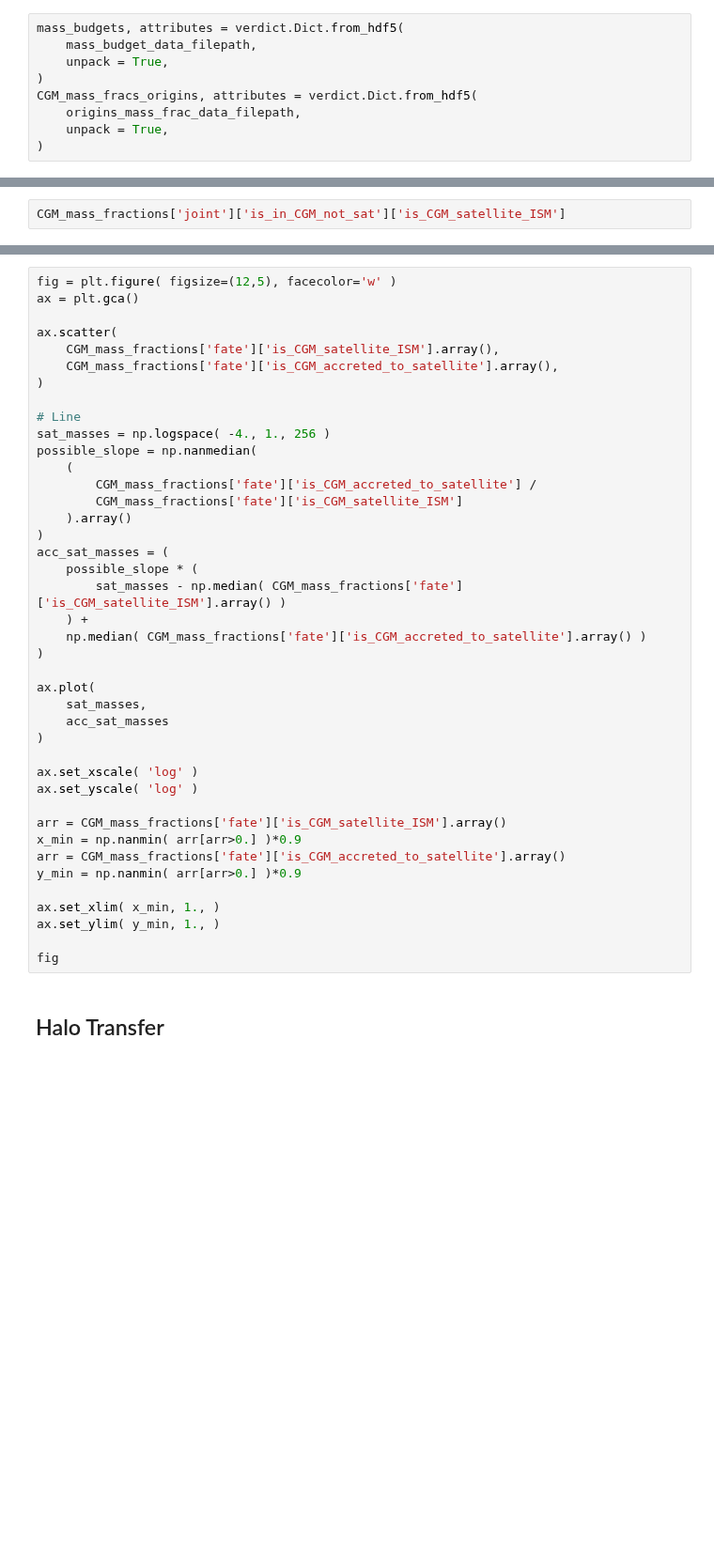
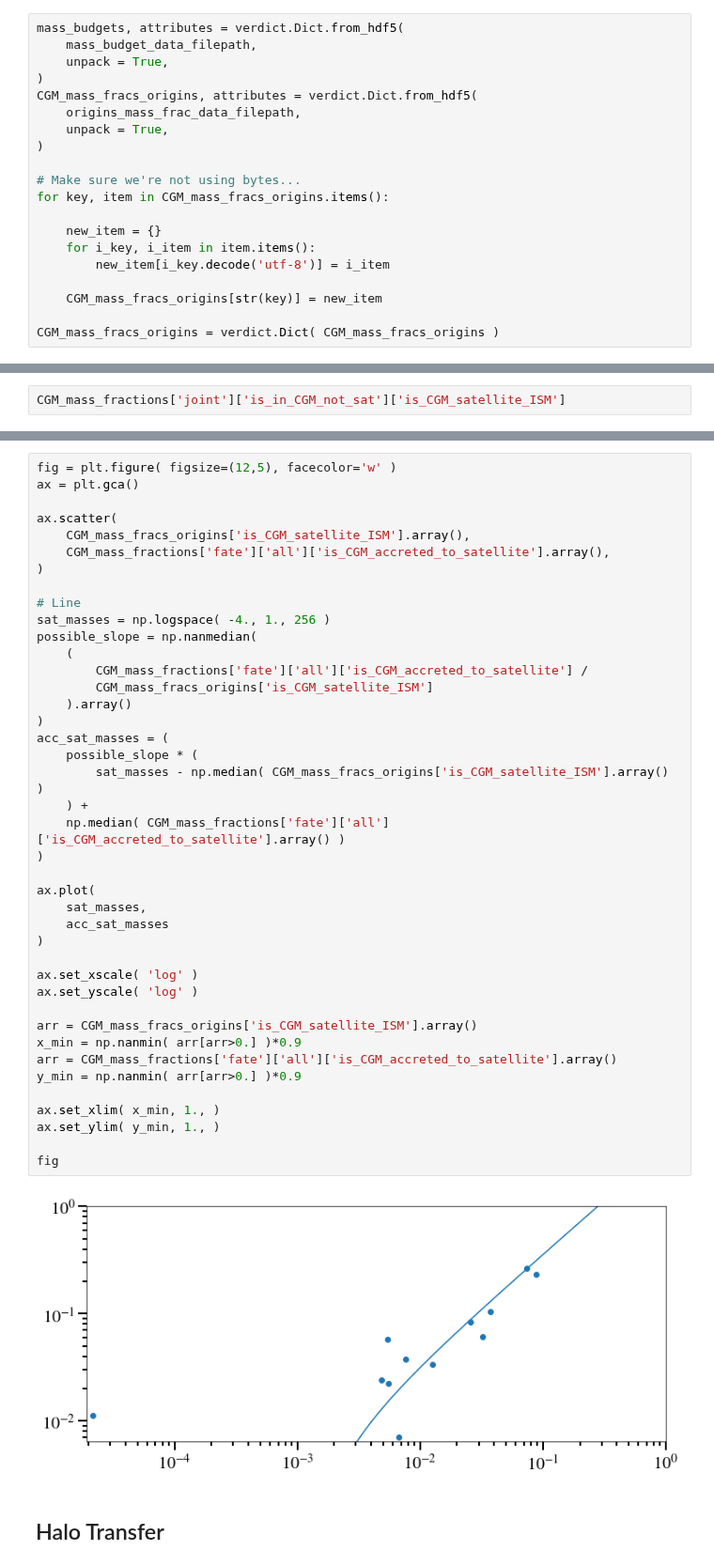
Before and after one commit to zhafen/CGM_fate_analysis, a Jupyter notebook: multi_sim_analysis/halo_mass_trends.ipynb, the cells around one changed output, grey strips where cells are left out. Shown at 94% size. Cells and saved outputs as stored; diff of their text form; blank space fills up the shorter version.

Commit message:
Major tweaks to metallicity and temperature fate plots.

```diff
--- a/multi_sim_analysis/halo_mass_trends.ipynb
+++ b/multi_sim_analysis/halo_mass_trends.ipynb
@@ -1567,6 +1567,17 @@ CGM_mass_fracs_origins, attributes = verdict.Dict.from_hdf5(
     origins_mass_frac_data_filepath,
     unpack = True,
 )
+
+# Make sure we're not using bytes...
+for key, item in CGM_mass_fracs_origins.items():
+
+    new_item = {}
+    for i_key, i_item in item.items():
+        new_item[i_key.decode('utf-8')] = i_item
+
+    CGM_mass_fracs_origins[str(key)] = new_item
+
+CGM_mass_fracs_origins = verdict.Dict( CGM_mass_fracs_origins )
 # %% [markdown]
 ## Ejected
 # %%
@@ -1732,42 +1831,44 @@ fig = plt.figure( figsize=(12,5), facecolor='w' )
 ax = plt.gca()
 
 ax.scatter(
-    CGM_mass_fractions['fate']['is_CGM_satellite_ISM'].array(),
-    CGM_mass_fractions['fate']['is_CGM_accreted_to_satellite'].array(),
+    CGM_mass_fracs_origins['is_CGM_satellite_ISM'].array(),
+    CGM_mass_fractions['fate']['all']['is_CGM_accreted_to_satellite'].array(),
 )
 
 # Line
 sat_masses = np.logspace( -4., 1., 256 )
 possible_slope = np.nanmedian(
     (
-        CGM_mass_fractions['fate']['is_CGM_accreted_to_satellite'] /
-        CGM_mass_fractions['fate']['is_CGM_satellite_ISM']
+        CGM_mass_fractions['fate']['all']['is_CGM_accreted_to_satellite'] /
+        CGM_mass_fracs_origins['is_CGM_satellite_ISM']
     ).array()
 )
 acc_sat_masses = (
     possible_slope * (
-        sat_masses - np.median( CGM_mass_fractions['fate']['is_CGM_satellite_ISM'].array() )
+        sat_masses - np.median( CGM_mass_fracs_origins['is_CGM_satellite_ISM'].array() )
     ) +
-    np.median( CGM_mass_fractions['fate']['is_CGM_accreted_to_satellite'].array() )
+    np.median( CGM_mass_fractions['fate']['all']['is_CGM_accreted_to_satellite'].array() )
 )
 
 ax.plot(
     sat_masses,
     acc_sat_masses
 )
 
 ax.set_xscale( 'log' )
 ax.set_yscale( 'log' )
 
-arr = CGM_mass_fractions['fate']['is_CGM_satellite_ISM'].array()
+arr = CGM_mass_fracs_origins['is_CGM_satellite_ISM'].array()
 x_min = np.nanmin( arr[arr>0.] )*0.9
-arr = CGM_mass_fractions['fate']['is_CGM_accreted_to_satellite'].array()
+arr = CGM_mass_fractions['fate']['all']['is_CGM_accreted_to_satellite'].array()
 y_min = np.nanmin( arr[arr>0.] )*0.9
 
 ax.set_xlim( x_min, 1., )
 ax.set_ylim( y_min, 1., )
 
 fig
+# %% [output]
+[figure, added]
 # %% [markdown]
 ## Halo Transfer
 # %%
```
Also changed, not shown: parts of 22 cells of this notebook, 3 other files.
